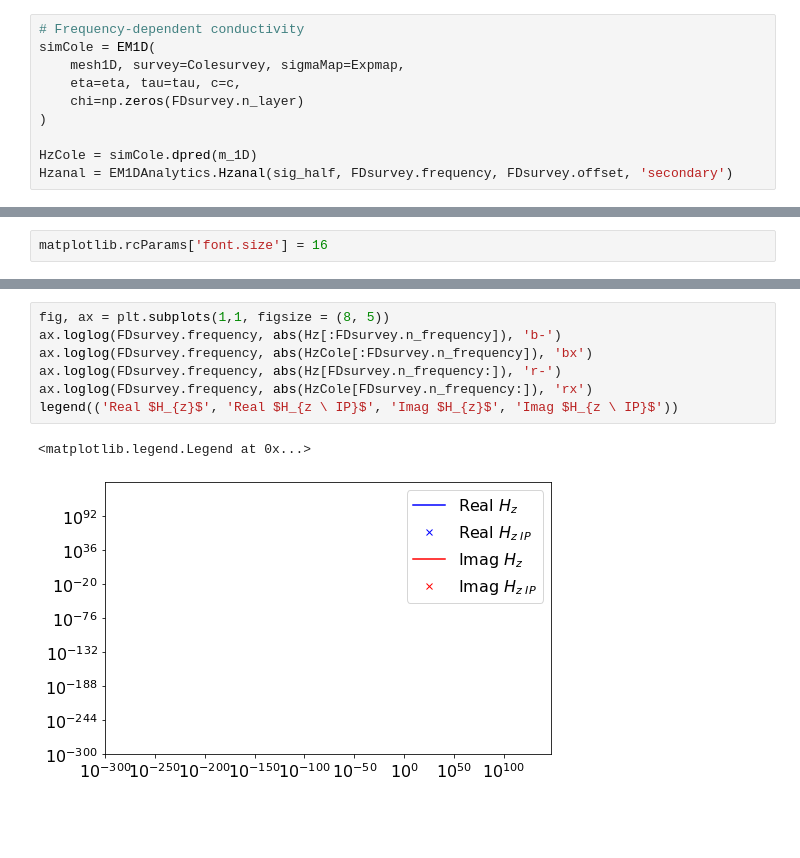
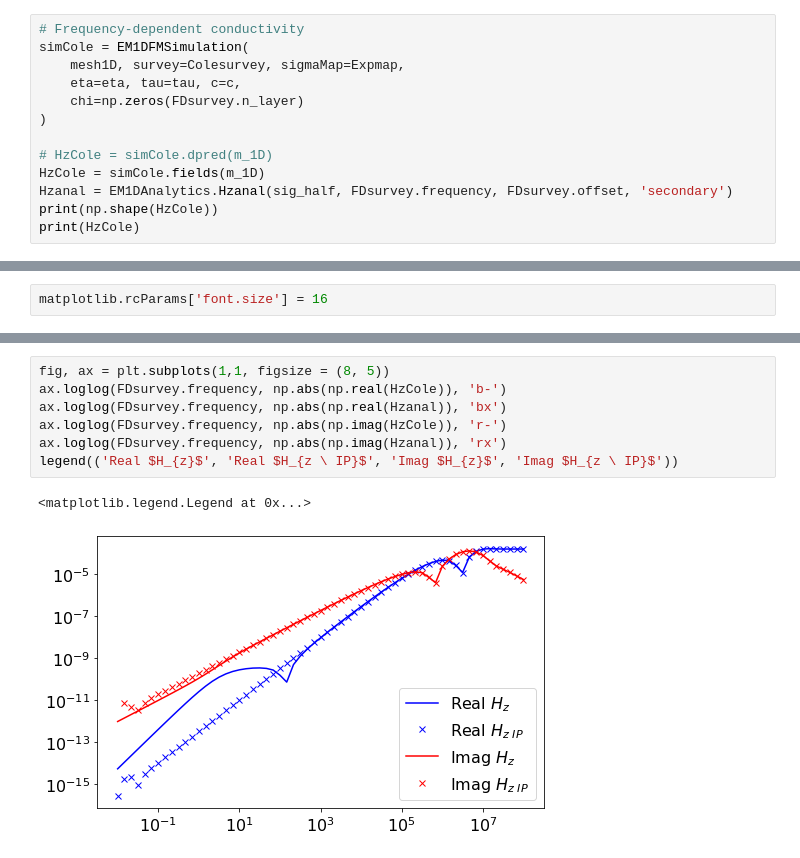
Before and after one commit to simpeg/simpegEM1D, a Jupyter notebook: notebooks/examples/EM1D_fwd.ipynb, the cells around one changed output, grey strips where cells are left out. Saved outputs shown, nothing was run; the diff lists cells and outputs as text; blank space fills up the shorter version.

```diff
--- a/notebooks/examples/EM1D_fwd.ipynb
+++ b/notebooks/examples/EM1D_fwd.ipynb
@@ -84,10 +126,13 @@ Hz = simFD.dpred(m_1D)
 # %%
 # Frequency-dependent conductivity
-simCole = EM1D(
+simCole = EM1DFMSimulation(
     mesh1D, survey=Colesurvey, sigmaMap=Expmap,
     eta=eta, tau=tau, c=c,
     chi=np.zeros(FDsurvey.n_layer)
 )
 
-HzCole = simCole.dpred(m_1D)
+# HzCole = simCole.dpred(m_1D)
+HzCole = simCole.fields(m_1D)
 Hzanal = EM1DAnalytics.Hzanal(sig_half, FDsurvey.frequency, FDsurvey.offset, 'secondary')
+print(np.shape(HzCole))
+print(HzCole)
@@ -108,10 +169,10 @@ legend(('Real $H_{z}$', 'Real $H_{z \ true}$', 'Imag $H_{z}$', 'Imag $H_{z \ tru
 # %%
 fig, ax = plt.subplots(1,1, figsize = (8, 5))
-ax.loglog(FDsurvey.frequency, abs(Hz[:FDsurvey.n_frequency]), 'b-')
-ax.loglog(FDsurvey.frequency, abs(HzCole[:FDsurvey.n_frequency]), 'bx')
-ax.loglog(FDsurvey.frequency, abs(Hz[FDsurvey.n_frequency:]), 'r-')
-ax.loglog(FDsurvey.frequency, abs(HzCole[FDsurvey.n_frequency:]), 'rx')
+ax.loglog(FDsurvey.frequency, np.abs(np.real(HzCole)), 'b-')
+ax.loglog(FDsurvey.frequency, np.abs(np.real(Hzanal)), 'bx')
+ax.loglog(FDsurvey.frequency, np.abs(np.imag(HzCole)), 'r-')
+ax.loglog(FDsurvey.frequency, np.abs(np.imag(Hzanal)), 'rx')
 legend(('Real $H_{z}$', 'Real $H_{z \ IP}$', 'Imag $H_{z}$', 'Imag $H_{z \ IP}$'))
 # %% [output]
 <matplotlib.legend.Legend at 0x...>
-[figure, old version]
+[figure, new version]
```
Also changed, not shown: parts of 6 cells of this notebook, 6 other files.
